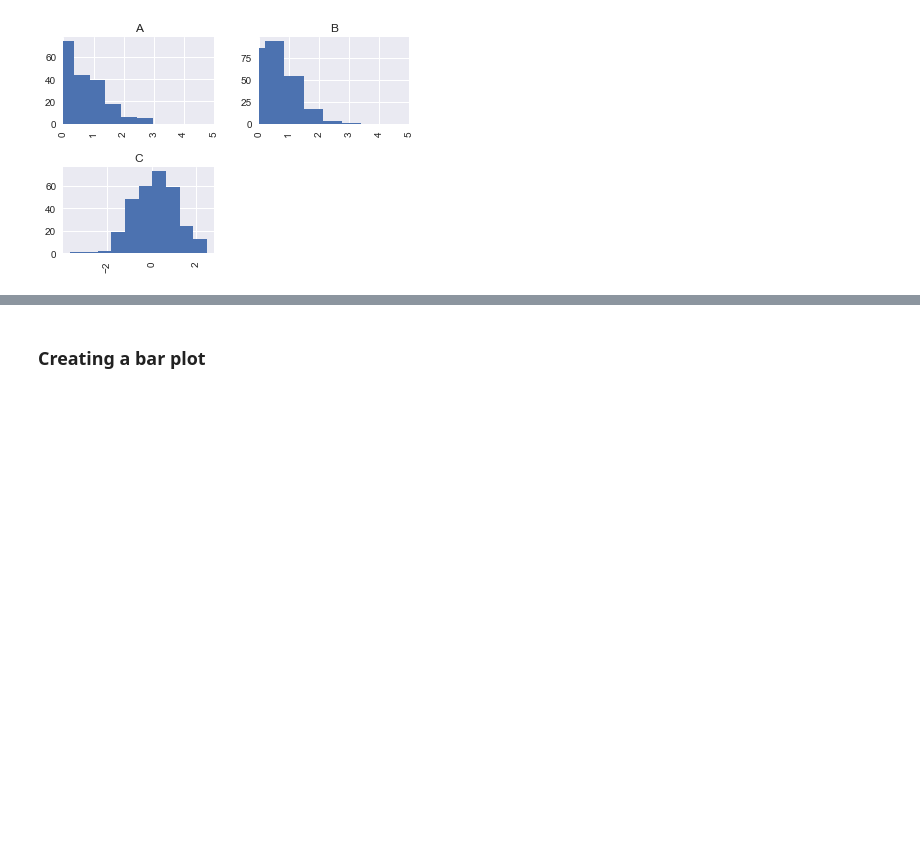
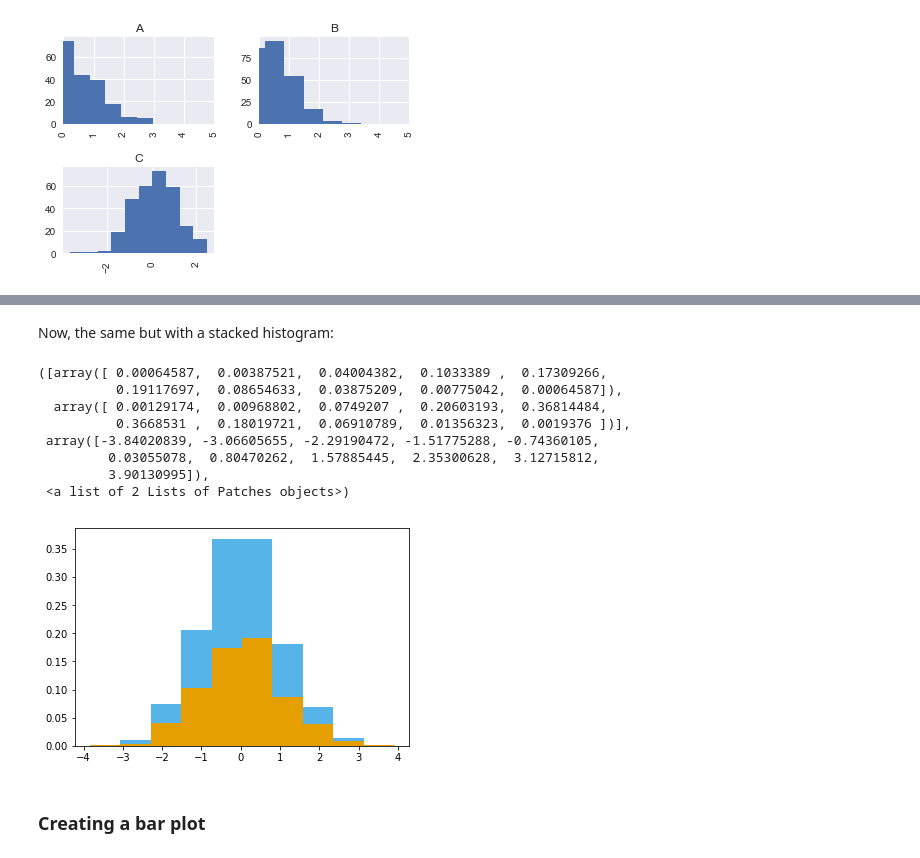
Before and after one commit to elowy01/PYTHON_NOTES, a Jupyter notebook: PANDAS/DATAFRAMES/Dataframe Notes.ipynb, the cells around one changed output, grey strips where cells are left out. Saved outputs shown, nothing was run; the diff lists cells and outputs as text; code cells hidden in the pictures; blank space fills up the shorter version.

```diff
--- a/PANDAS/DATAFRAMES/Dataframe Notes.ipynb
+++ b/PANDAS/DATAFRAMES/Dataframe Notes.ipynb
@@ -606,3 +626,17 @@ axList[0][1].set_xlim((0,5))
+# %% [markdown]
+Now, the same but with a stacked histogram:
+# %%
+plt.hist([x1, x2], bins = int(10), normed=True, color = colors, label=names,stacked=True)
+# %% [output]
+([array([ 0.00064587,  0.00387521,  0.04004382,  0.1033389 ,  0.17309266,
+          0.19117697,  0.08654633,  0.03875209,  0.00775042,  0.00064587]),
+  array([ 0.00129174,  0.00968802,  0.0749207 ,  0.20603193,  0.36814484,
+          0.3668531 ,  0.18019721,  0.06910789,  0.01356323,  0.0019376 ])],
+ array([-3.84020839, -3.06605655, -2.29190472, -1.51775288, -0.74360105,
+         0.03055078,  0.80470262,  1.57885445,  2.35300628,  3.12715812,
+         3.90130995]),
+ <a list of 2 Lists of Patches objects>)
+[figure, added]
 # %% [markdown]
 ### Creating a bar plot
 # %%
```
Also changed, not shown: parts of 2 cells of this notebook.
